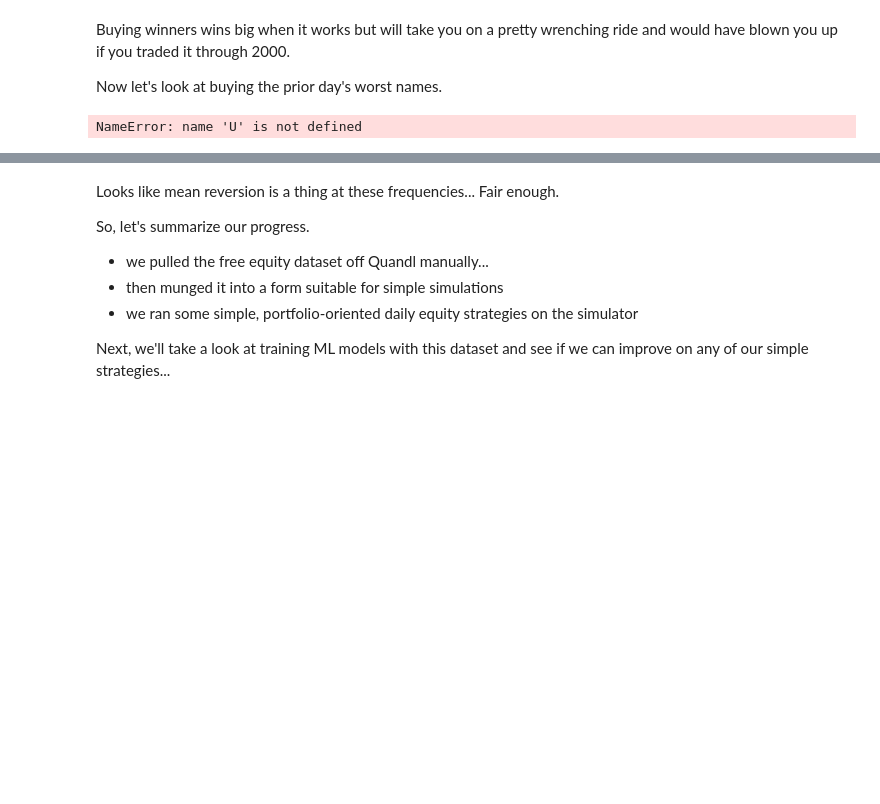
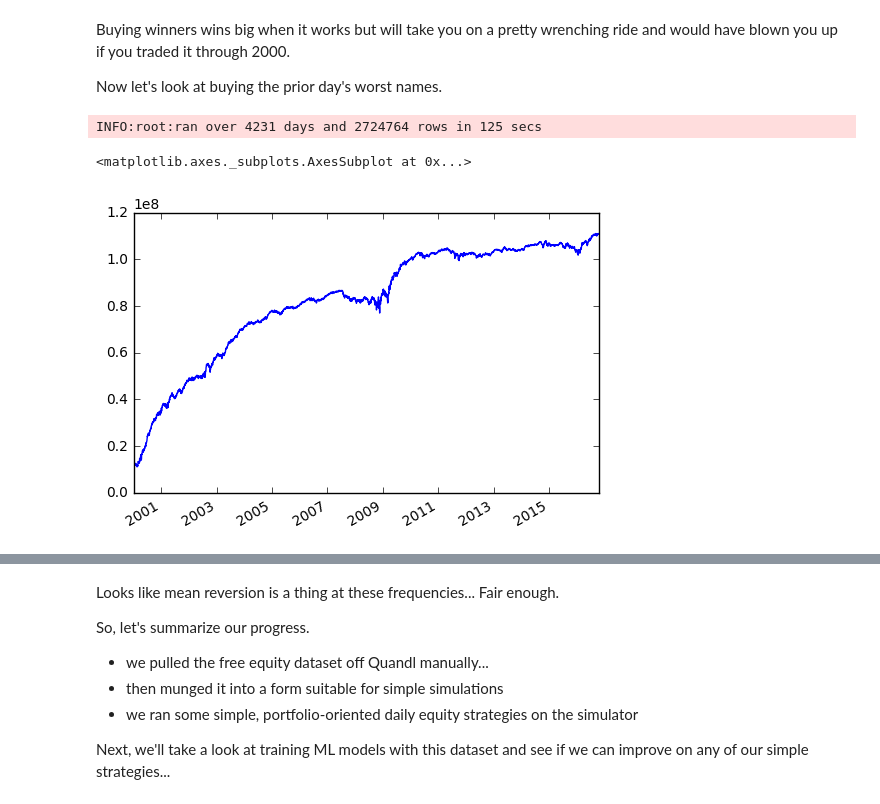
Before and after one commit to hackthemarket/pystrat, a Jupyter notebook: DEN1_datasim.ipynb, the cells around one changed output, grey strips where cells are left out. Saved outputs shown, nothing was run; the diff lists cells and outputs as text; code cells hidden in the pictures; blank space fills up the shorter version.

```diff
--- a/DEN1_datasim.ipynb
+++ b/DEN1_datasim.ipynb
@@ -306,10 +306,12 @@ Buying winners wins big when it works but will take you on a pretty wrenching ri
 Now let's look at buying the prior day's worst names.
 # %%
 worst_strat = sim.worst_strat
-_,BWB = sim.sim(U,sim_FUN=worst_strat)
+_,BWB = sim.sim(Ubig,sim_FUN=worst_strat)
 BWB.NAV.plot()
 # %% [output]
-NameError: name 'U' is not defined
+INFO:root:ran over 4231 days and 2724764 rows in 125 secs
+<matplotlib.axes._subplots.AxesSubplot at 0x...>
+[figure, added]
 # %%
 four = pd.DataFrame( {'eq_wt':B.NAV, 'avg_rndm': N.mean(1), 'best_buy':BBB.NAV, 'worst_buy':BWB.NAV})
 four.plot()
```
Also changed, not shown: parts of 1 cell of this notebook.
